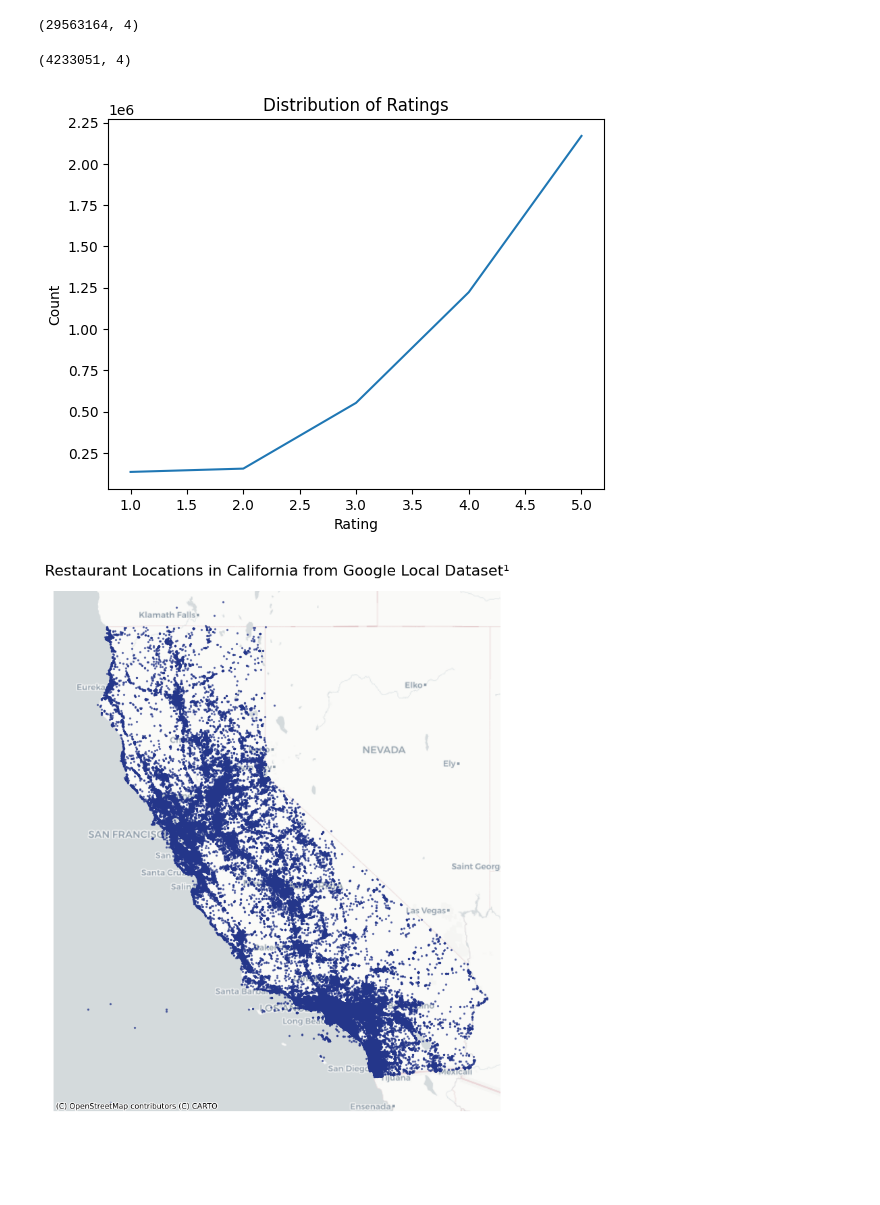
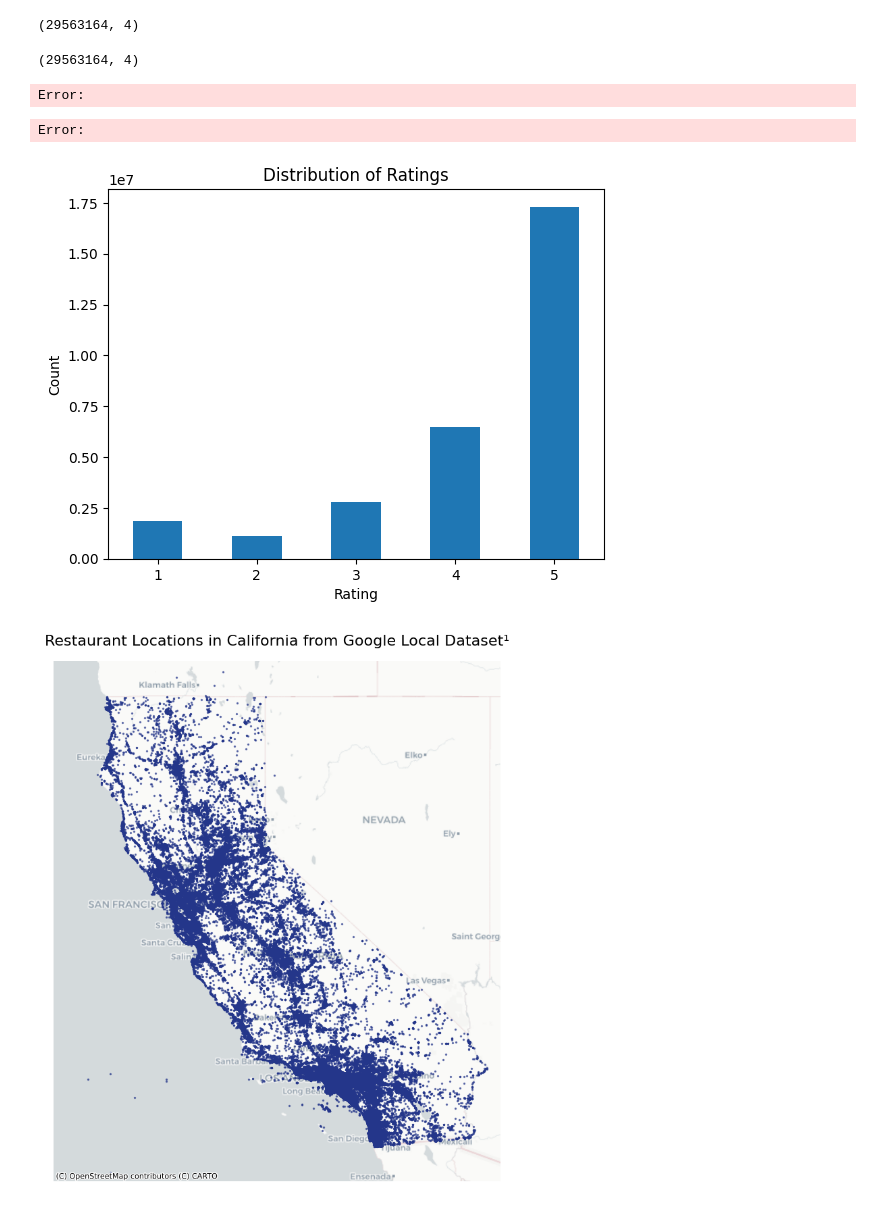
Before and after one commit to anishcd/CSE158-Assignment-2, a Jupyter notebook: analysis.ipynb, the cells around one changed output. Saved outputs shown, nothing was run; the diff lists cells and outputs as text; code cells hidden in the pictures; blank space fills up the shorter version.

```diff
--- a/analysis.ipynb
+++ b/analysis.ipynb
@@ -42,3 +43,15 @@ meta_df.head()
 | 2 | Nova Fabrics | Nova Fabrics, 2200 E 11th St, Los... | 0x80c2c89923b27a41:0x32041559418d447 | None | 34.023669 | -118.232930 | [Fabric store] | 3.3 | 6 | ... |
 | 3 | Nobel Textile Co | Nobel Textile Co, 719 E 9th St, L... | 0x80c2c632f933b073:0xc31785961fe8... | None | 34.036694 | -118.249421 | [Fabric store] | 4.3 | 7 | ... |
 | 4 | Matrix International Textiles | Matrix International Textiles, 13... | 0x80c2cf163db6bc89:0x219484e2edbc... | None | 34.015505 | -118.181839 | [Fabric store] | 3.5 | 6 | ... |
+# %%
+# Find rows with duplicate 'gmap_id' columns
+duplicate_rows = meta_df[meta_df.duplicated(subset='gmap_id', keep=False)]
+
+print("Number of duplicate rows: ", duplicate_rows.shape[0])
+
+# Remove duplicates
+meta_df = meta_df.drop_duplicates(subset='gmap_id', keep='first')
+
+duplicate_rows = meta_df[meta_df.duplicated(subset='gmap_id', keep=False)]
+
+print("Number of duplicate rows: ", duplicate_rows.shape[0])
@@ -53,17 +73,7 @@ rating_df = rating_df[rating_df['business'].isin(restaurant_ids)]
 rating_df.shape
 # %% [output]
 (29563164, 4)
-# %%
-min_user_ratings = 50
-filter_users = rating_df['user'].value_counts() > min_user_ratings
-filter_users = filter_users[filter_users].index.tolist()
-
-min_business_ratings = 50
-filter_movies = rating_df['business'].value_counts() > min_business_ratings
-filter_movies = filter_movies[filter_movies].index.tolist()
-
-rating_df = rating_df[(rating_df['user'].isin(filter_users)) & (rating_df['business'].isin(filter_movies))]
 # %%
 rating_df.shape
 # %% [output]
-(4233051, 4)
+(29563164, 4)
@@ -70,19 +94,62 @@ rating_df.shape
+# %%
+from sklearn.neighbors import RadiusNeighborsRegressor
+import matplotlib.pyplot as plt
+from sklearn.neighbors import NearestNeighbors
+
+# Define the radii to consider (in miles)
+radii = [1, 5, 10]
+
+# Convert the radii to degrees (approximately)
+radii_degrees = [r / 69 for r in radii]
+
+# Initialize a NearestNeighbors model (use ball_tree algorithm for efficiency)
+nbrs = NearestNeighbors(algorithm='ball_tree').fit(coordinates)
+
+# Initialize a dictionary to store the counts of neighbors
+neighbors_counts = {r: [] for r in radii}
+
+# Use NearestNeighbors.radius_neighbors for radius-based neighbor calculation
+for r in radii_degrees:
+    neighbors = nbrs.radius_neighbors(coordinates, radius=r, return_distance=False)
+
+    # Count the number of neighbors within the radius
+    neighbors_counts[r] = [len(n) - 1 for n in neighbors]  # Subtract 1 to exclude the business itself
+
+# Convert the dictionary to a DataFrame
+neighbors_df = pd.DataFrame(neighbors_counts)
+
+# Plot the counts of neighbors
+neighbors_df.plot(kind='bar')
+
+# Set the title and labels
+plt.title('Number of Neighbors within Certain Radii')
+plt.xlabel('Business')
+plt.ylabel('Number of Neighbors')
+
+# Show the plot
+plt.show()
+# %% [output]
+Error:
+Error:
 # %%
 # Calculate the counts of each rating
 rating_counts = rating_df['rating'].value_counts().sort_index()
 
-# Create a line plot
-rating_counts.plot(kind='line')
+# Create a bar chart
+rating_counts.plot(kind='bar')
 
 # Set the title and labels
 plt.title('Distribution of Ratings')
 plt.xlabel('Rating')
 plt.ylabel('Count')
 
+# Set the rotation of the x-axis labels
+plt.xticks(rotation=0)
+
 # Show the plot
 plt.show()
 # %% [output]
-[figure, old version]
+[figure, new version]
 # %%
 gdf = gpd.GeoDataFrame(
     meta_df, geometry=gpd.points_from_xy(meta_df.longitude, meta_df.latitude))
```
Also changed, not shown: parts of 26 cells of this notebook.
